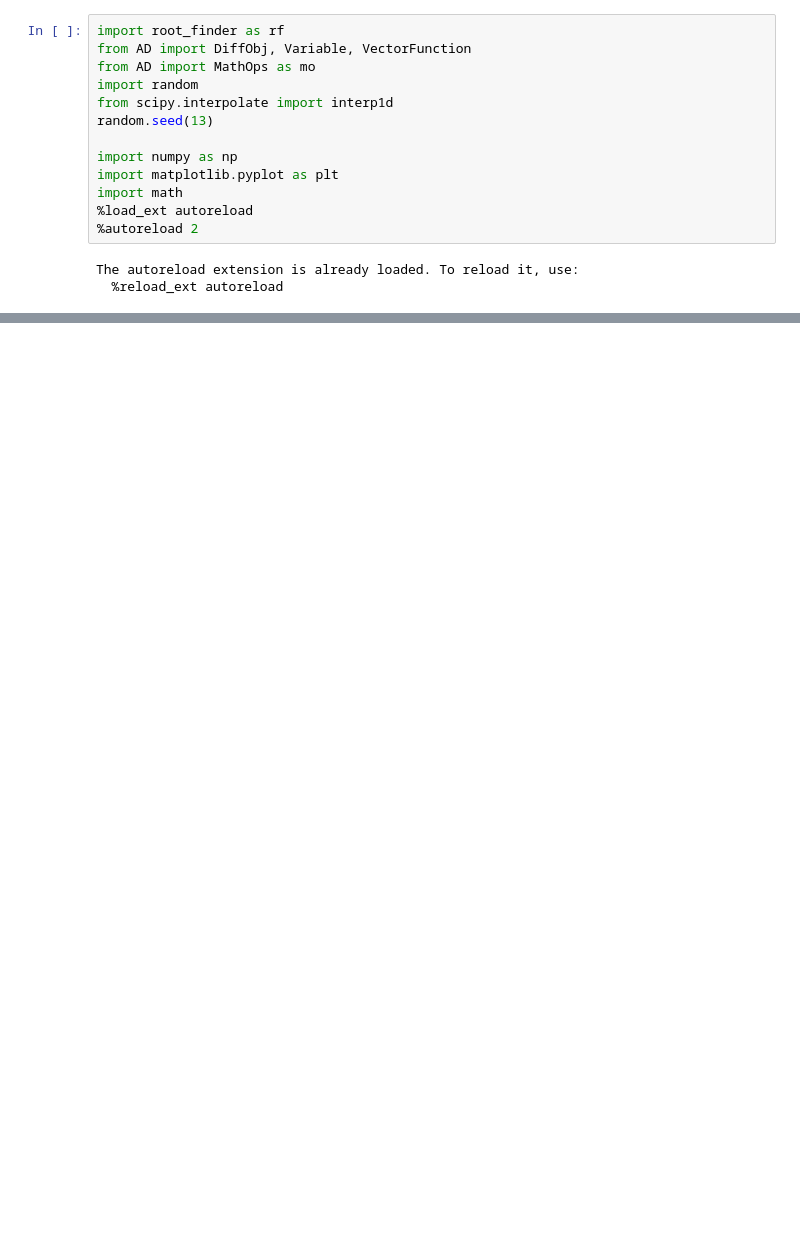
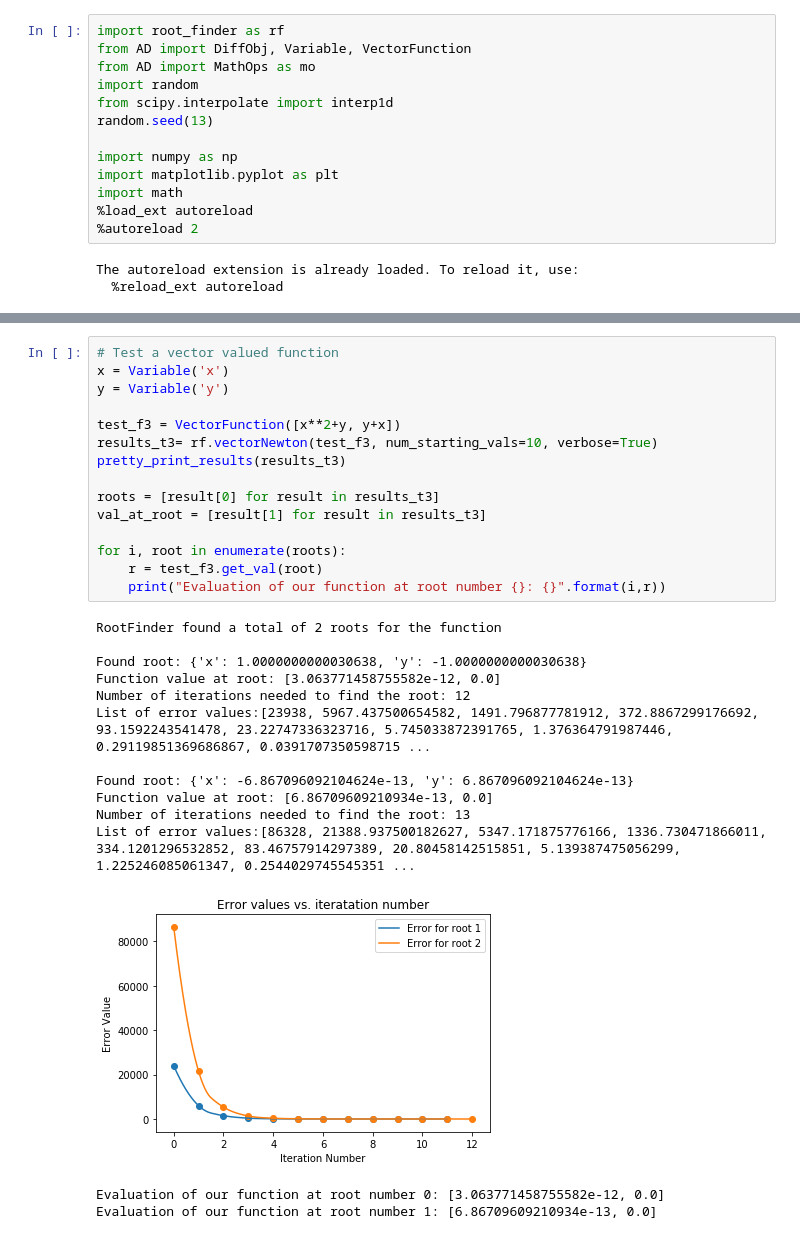
Before and after one commit to autodiff-cs207/AutoDiff, a Jupyter notebook: AutoDiff/NM_demo.ipynb, the cells around one changed output, grey strips where cells are left out. Drawn from its saved outputs; the diff is of its cells as text; blank space fills up the shorter version.

```diff
--- a/AutoDiff/NM_demo.ipynb
+++ b/AutoDiff/NM_demo.ipynb
@@ -88,0 +187,30 @@ List of error values:[6006, 1501.4375026014573, 375.29688605532533, 93.761763119
+# %%
+# Test a vector valued function
+x = Variable('x')
+y = Variable('y')
+
+test_f3 = VectorFunction([x**2+y, y+x])
+results_t3= rf.vectorNewton(test_f3, num_starting_vals=10, verbose=True)
+pretty_print_results(results_t3)
+
+roots = [result[0] for result in results_t3]
+val_at_root = [result[1] for result in results_t3]
+
+for i, root in enumerate(roots):
+    r = test_f3.get_val(root)
+    print("Evaluation of our function at root number {}: {}".format(i,r))
+# %% [output]
+RootFinder found a total of 2 roots for the function
+
+Found root: {'x': 1.0000000000030638, 'y': -1.0000000000030638}
+Function value at root: [3.063771458755582e-12, 0.0]
+Number of iterations needed to find the root: 12
+List of error values:[23938, 5967.437500654582, 1491.796877781912, 372.8867299176692, 93.1592243541478, 23.22747336323716, 5.745033872391765, 1.376364791987446, 0.29119851369686867, 0.0391707350598715 ...
+
+Found root: {'x': -6.867096092104624e-13, 'y': 6.867096092104624e-13}
+Function value at root: [6.86709609210934e-13, 0.0]
+Number of iterations needed to find the root: 13
+List of error values:[86328, 21388.937500182627, 5347.171875776166, 1336.730471866011, 334.1201296532852, 83.46757914297389, 20.80458142515851, 5.139387475056299, 1.225246085061347, 0.2544029745545351 ...
+[figure, added]
+Evaluation of our function at root number 0: [3.063771458755582e-12, 0.0]
+Evaluation of our function at root number 1: [6.86709609210934e-13, 0.0]
```
Also changed, not shown: parts of 10 cells of this notebook, 2 other files.
